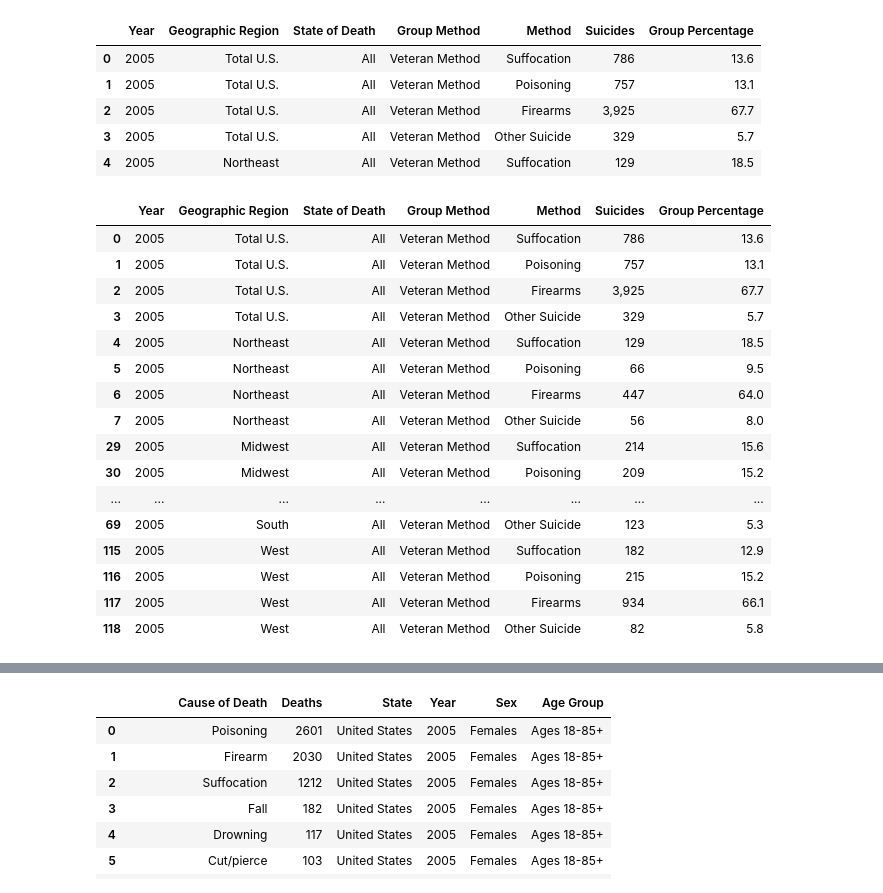
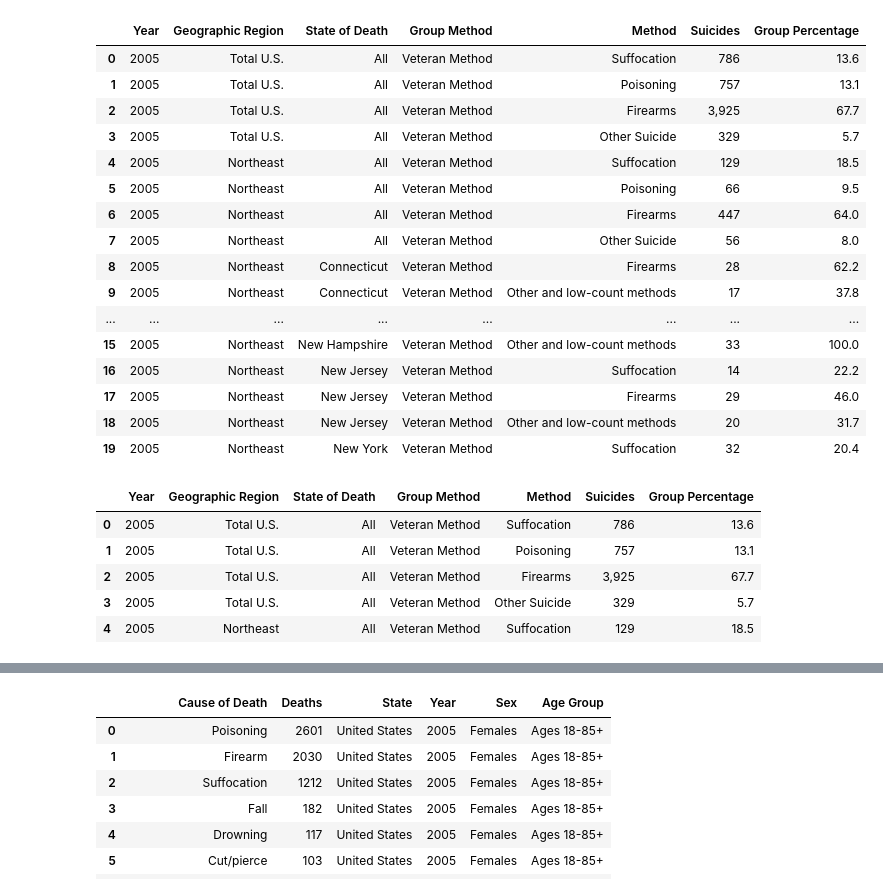
Before and after one commit to jetchechury/Project_1_SuicideAnalysis, a Jupyter notebook: Veteran Suicide Project - Data Clean Up.ipynb, the cells around one changed output, grey strips where cells are left out. Cells and saved outputs as stored; diff of their text form; code cells hidden in the pictures.

Commit message:
Add suicide method info

```diff
--- a/Veteran Suicide Project - Data Clean Up.ipynb
+++ b/Veteran Suicide Project - Data Clean Up.ipynb
@@ -7,34 +7,34 @@ import numpy as np
 # %%
 # read in veteran suicide by method file
 vet_method = "../Project_1_Team_2/Suicides by Method.csv"
 vet_method_df = pd.read_csv(vet_method)
-vet_method_df.head()
+vet_method_df.head(20)
 # %% [output]
 |  | Year | Geographic Region | State of Death | Group Method | Method | Suicides | Group Percentage |
 | 0 | 2005 | Total U.S. | All | Veteran Method | Suffocation | 786 | 13.6 |
 | 1 | 2005 | Total U.S. | All | Veteran Method | Poisoning | 757 | 13.1 |
 | 2 | 2005 | Total U.S. | All | Veteran Method | Firearms | 3,925 | 67.7 |
 | 3 | 2005 | Total U.S. | All | Veteran Method | Other Suicide | 329 | 5.7 |
 | 4 | 2005 | Northeast | All | Veteran Method | Suffocation | 129 | 18.5 |
+| 5 | 2005 | Northeast | All | Veteran Method | Poisoning | 66 | 9.5 |
+| 6 | 2005 | Northeast | All | Veteran Method | Firearms | 447 | 64.0 |
+| 7 | 2005 | Northeast | All | Veteran Method | Other Suicide | 56 | 8.0 |
+| 8 | 2005 | Northeast | Connecticut | Veteran Method | Firearms | 28 | 62.2 |
+| 9 | 2005 | Northeast | Connecticut | Veteran Method | Other and low-count methods | 17 | 37.8 |
+| ... | ... | ... | ... | ... | ... | ... | ... |
+| 15 | 2005 | Northeast | New Hampshire | Veteran Method | Other and low-count methods | 33 | 100.0 |
+| 16 | 2005 | Northeast | New Jersey | Veteran Method | Suffocation | 14 | 22.2 |
+| 17 | 2005 | Northeast | New Jersey | Veteran Method | Firearms | 29 | 46.0 |
+| 18 | 2005 | Northeast | New Jersey | Veteran Method | Other and low-count methods | 20 | 31.7 |
+| 19 | 2005 | Northeast | New York | Veteran Method | Suffocation | 32 | 20.4 |
-# %%
-# dropping state rows
-vet_method_df2 = vet_method_df.loc[vet_method_df["State of Death"]=="All"]
-vet_method_df2.head(20)
-# %% [output]
-|  | Year | Geographic Region | State of Death | Group Method | Method | Suicides | Group Percentage |
-| 0 | 2005 | Total U.S. | All | Veteran Method | Suffocation | 786 | 13.6 |
-| 1 | 2005 | Total U.S. | All | Veteran Method | Poisoning | 757 | 13.1 |
-| 2 | 2005 | Total U.S. | All | Veteran Method | Firearms | 3,925 | 67.7 |
-| 3 | 2005 | Total U.S. | All | Veteran Method | Other Suicide | 329 | 5.7 |
-| 4 | 2005 | Northeast | All | Veteran Method | Suffocation | 129 | 18.5 |
-| 5 | 2005 | Northeast | All | Veteran Method | Poisoning | 66 | 9.5 |
-| 6 | 2005 | Northeast | All | Veteran Method | Firearms | 447 | 64.0 |
-| 7 | 2005 | Northeast | All | Veteran Method | Other Suicide | 56 | 8.0 |
-| 29 | 2005 | Midwest | All | Veteran Method | Suffocation | 214 | 15.6 |
-| 30 | 2005 | Midwest | All | Veteran Method | Poisoning | 209 | 15.2 |
-| ... | ... | ... | ... | ... | ... | ... | ... |
-| 69 | 2005 | South | All | Veteran Method | Other Suicide | 123 | 5.3 |
-| 115 | 2005 | West | All | Veteran Method | Suffocation | 182 | 12.9 |
-| 116 | 2005 | West | All | Veteran Method | Poisoning | 215 | 15.2 |
-| 117 | 2005 | West | All | Veteran Method | Firearms | 934 | 66.1 |
-| 118 | 2005 | West | All | Veteran Method | Other Suicide | 82 | 5.8 |
+# %%
+# Replace blank Geographic Region values with Total U.S.
+vet_method_df["Geographic\nRegion"]=vet_method_df["Geographic\nRegion"].replace({" ":"Total U.S."})
+vet_method_df.head()
+# %% [output]
+|  | Year | Geographic Region | State of Death | Group Method | Method | Suicides | Group Percentage |
+| 0 | 2005 | Total U.S. | All | Veteran Method | Suffocation | 786 | 13.6 |
+| 1 | 2005 | Total U.S. | All | Veteran Method | Poisoning | 757 | 13.1 |
+| 2 | 2005 | Total U.S. | All | Veteran Method | Firearms | 3,925 | 67.7 |
+| 3 | 2005 | Total U.S. | All | Veteran Method | Other Suicide | 329 | 5.7 |
+| 4 | 2005 | Northeast | All | Veteran Method | Suffocation | 129 | 18.5 |
```
Also changed, not shown: parts of 2 cells of this notebook, 1 other file.
